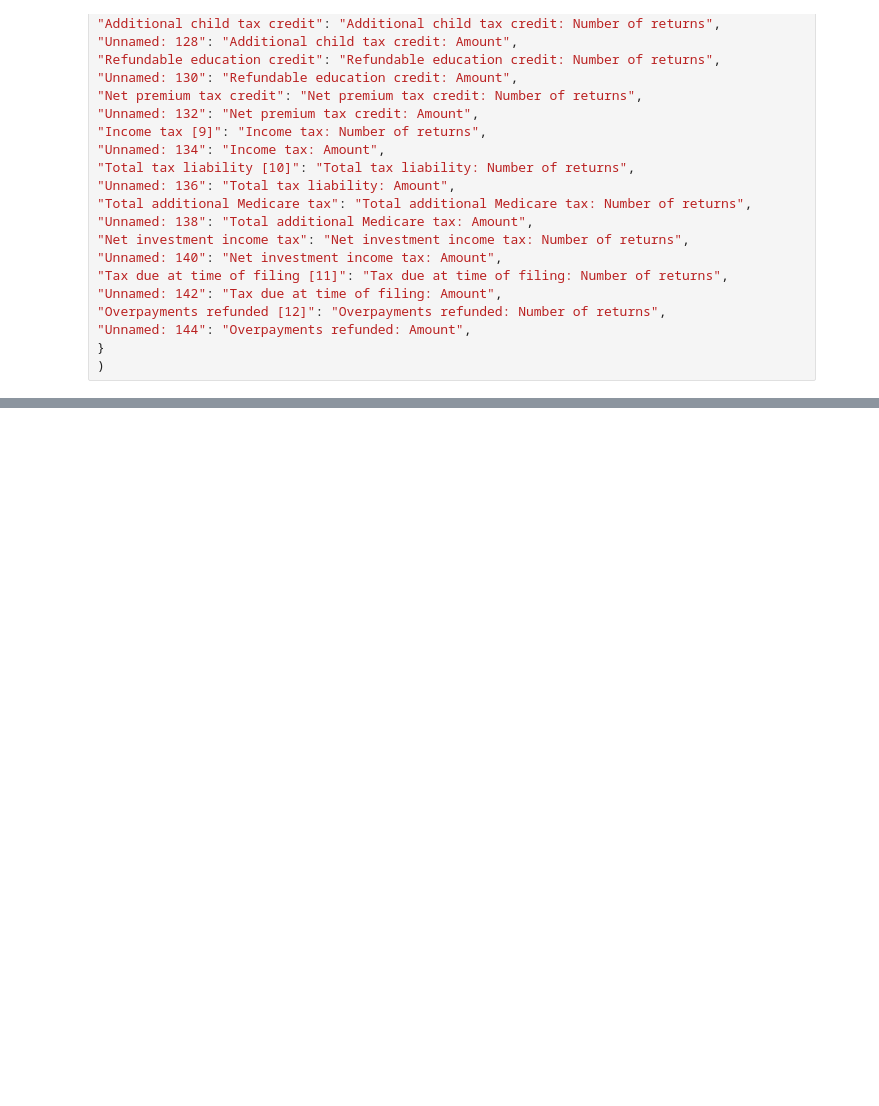
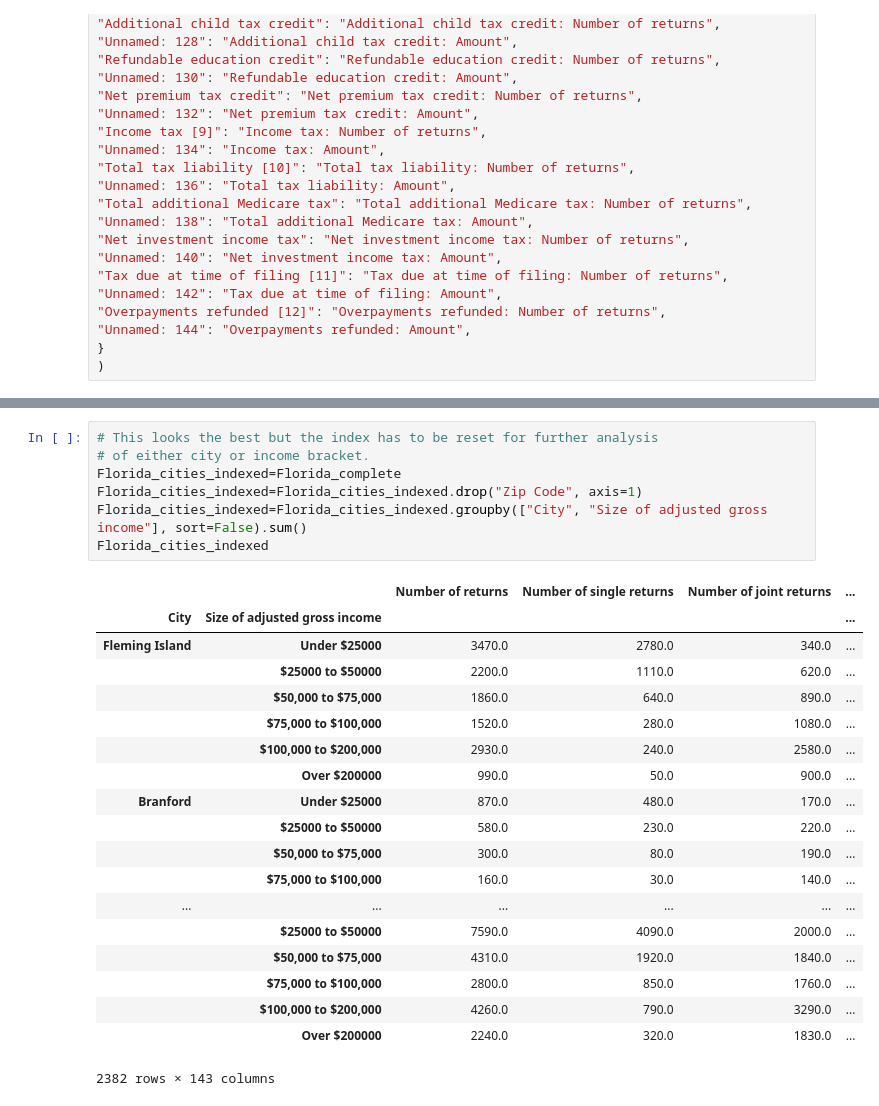
Before and after one commit to Sbrown146/Project1, a Jupyter notebook: Project Data test.ipynb, the cells around one changed output, grey strips where cells are left out. Drawn from its saved outputs; the diff is of its cells as text; blank space fills up the shorter version.

Commit message:
Should work income brackets

```diff
--- a/Project Data test.ipynb
+++ b/Project Data test.ipynb
@@ -220,0 +215,27 @@ Orlando_stats.head(10)
+# %%
+# This looks the best but the index has to be reset for further analysis
+# of either city or income bracket.
+Florida_cities_indexed=Florida_complete
+Florida_cities_indexed=Florida_cities_indexed.drop("Zip Code", axis=1)
+Florida_cities_indexed=Florida_cities_indexed.groupby(["City", "Size of adjusted gross income"], sort=False).sum()
+Florida_cities_indexed
+# %% [output]
+|  |  | Number of returns | Number of single returns | Number of joint returns | ... |
+| City | Size of adjusted gross income |  |  |  | ... |
+| Fleming Island | Under $25000 | 3470.0 | 2780.0 | 340.0 | ... |
+|  | $25000 to $50000 | 2200.0 | 1110.0 | 620.0 | ... |
+|  | $50,000 to $75,000 | 1860.0 | 640.0 | 890.0 | ... |
+|  | $75,000 to $100,000 | 1520.0 | 280.0 | 1080.0 | ... |
+|  | $100,000 to $200,000 | 2930.0 | 240.0 | 2580.0 | ... |
+|  | Over $200000 | 990.0 | 50.0 | 900.0 | ... |
+| Branford | Under $25000 | 870.0 | 480.0 | 170.0 | ... |
+|  | $25000 to $50000 | 580.0 | 230.0 | 220.0 | ... |
+|  | $50,000 to $75,000 | 300.0 | 80.0 | 190.0 | ... |
+|  | $75,000 to $100,000 | 160.0 | 30.0 | 140.0 | ... |
+| ... | ... | ... | ... | ... | ... |
+|  | $25000 to $50000 | 7590.0 | 4090.0 | 2000.0 | ... |
+|  | $50,000 to $75,000 | 4310.0 | 1920.0 | 1840.0 | ... |
+|  | $75,000 to $100,000 | 2800.0 | 850.0 | 1760.0 | ... |
+|  | $100,000 to $200,000 | 4260.0 | 790.0 | 3290.0 | ... |
+|  | Over $200000 | 2240.0 | 320.0 | 1830.0 | ... |
+2382 rows × 143 columns
```
Also changed, not shown: parts of 11 cells of this notebook.
